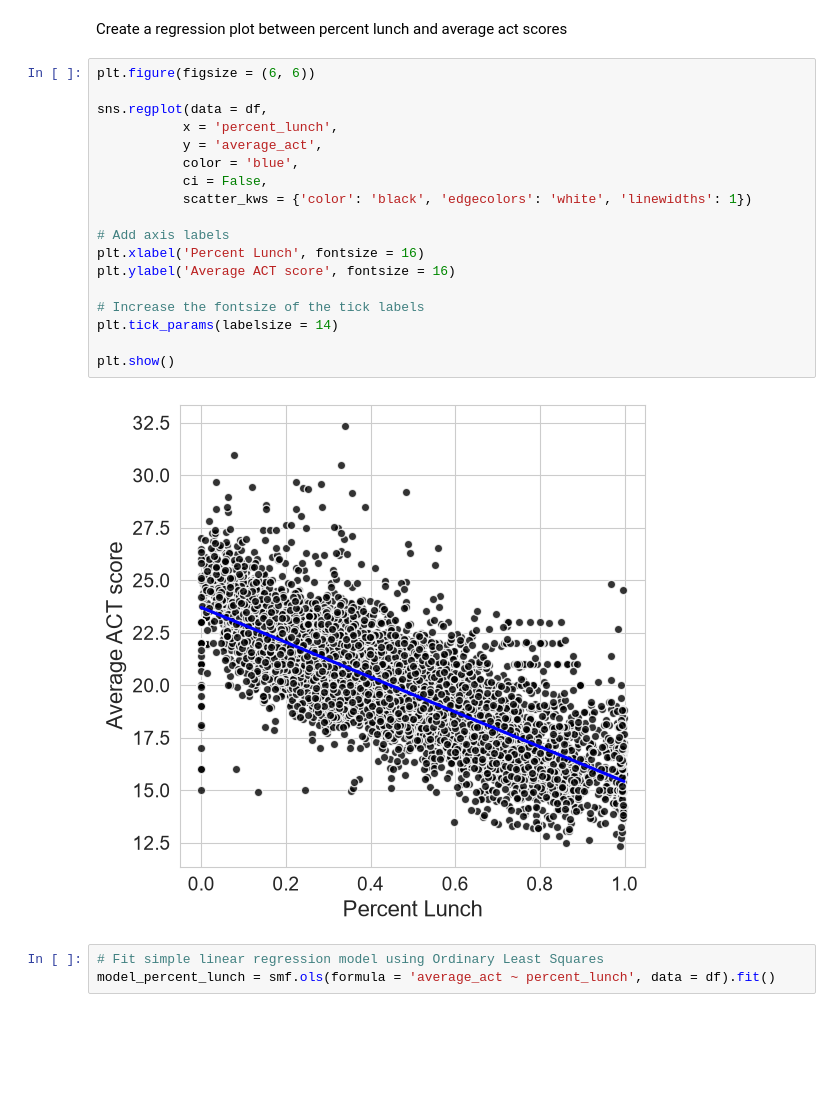
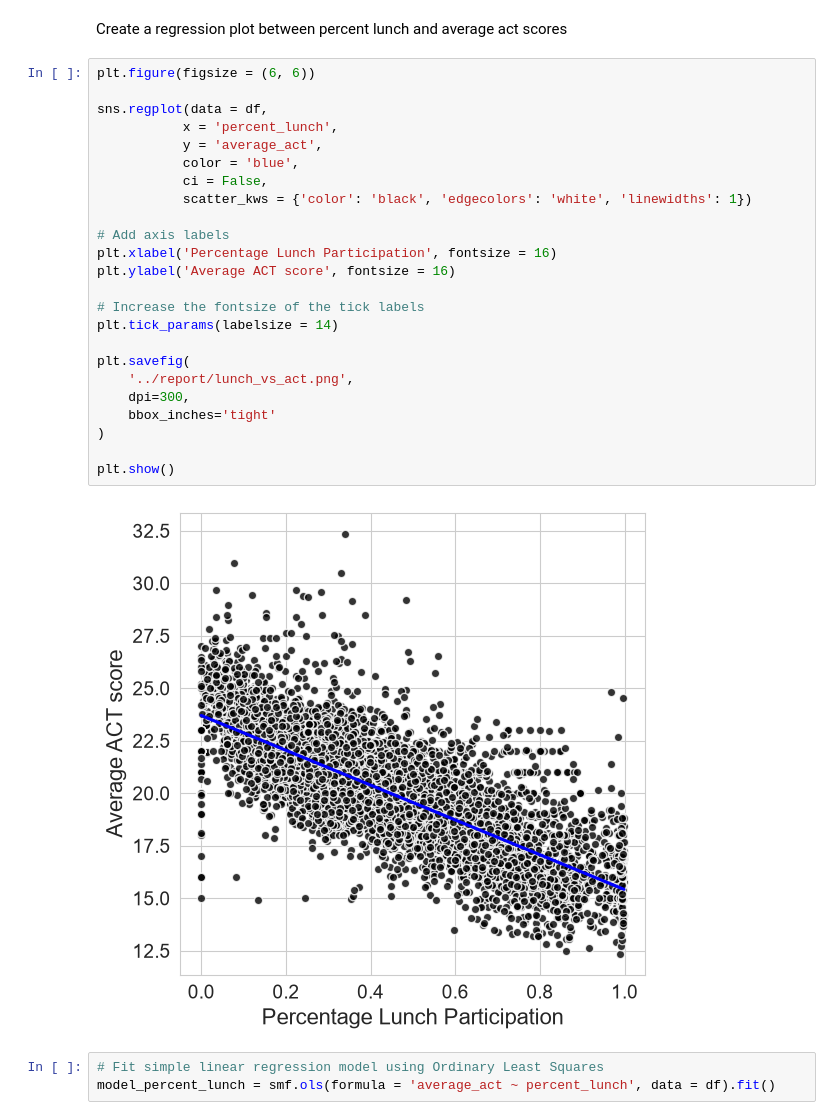
Before and after one commit to binay8/education, a Jupyter notebook: code/03_regression_analysis.ipynb, the cells around one changed output. Saved outputs shown, nothing was run; the diff lists cells and outputs as text; blank space fills up the shorter version.

Commit message:
Completed Report and Readme.md

```diff
--- a/code/03_regression_analysis.ipynb
+++ b/code/03_regression_analysis.ipynb
@@ -72,23 +72,29 @@ Create a regression plot between percent lunch and average act scores
 # %%
 plt.figure(figsize = (6, 6))
 
 sns.regplot(data = df,
            x = 'percent_lunch',
            y = 'average_act',
            color = 'blue',
            ci = False,
            scatter_kws = {'color': 'black', 'edgecolors': 'white', 'linewidths': 1})
 
 # Add axis labels
-plt.xlabel('Percent Lunch', fontsize = 16)
+plt.xlabel('Percentage Lunch Participation', fontsize = 16)
 plt.ylabel('Average ACT score', fontsize = 16)
 
 # Increase the fontsize of the tick labels
 plt.tick_params(labelsize = 14)
 
+plt.savefig(
+    '../report/lunch_vs_act.png',
+    dpi=300,
+    bbox_inches='tight'
+)
+
 plt.show()
 # %% [output]
-[figure, old version]
+[figure, new version]
 # %%
 # Fit simple linear regression model using Ordinary Least Squares
 model_percent_lunch = smf.ols(formula = 'average_act ~ percent_lunch', data = df).fit()
```
Also changed, not shown: parts of 12 cells of this notebook, 6 other files.
